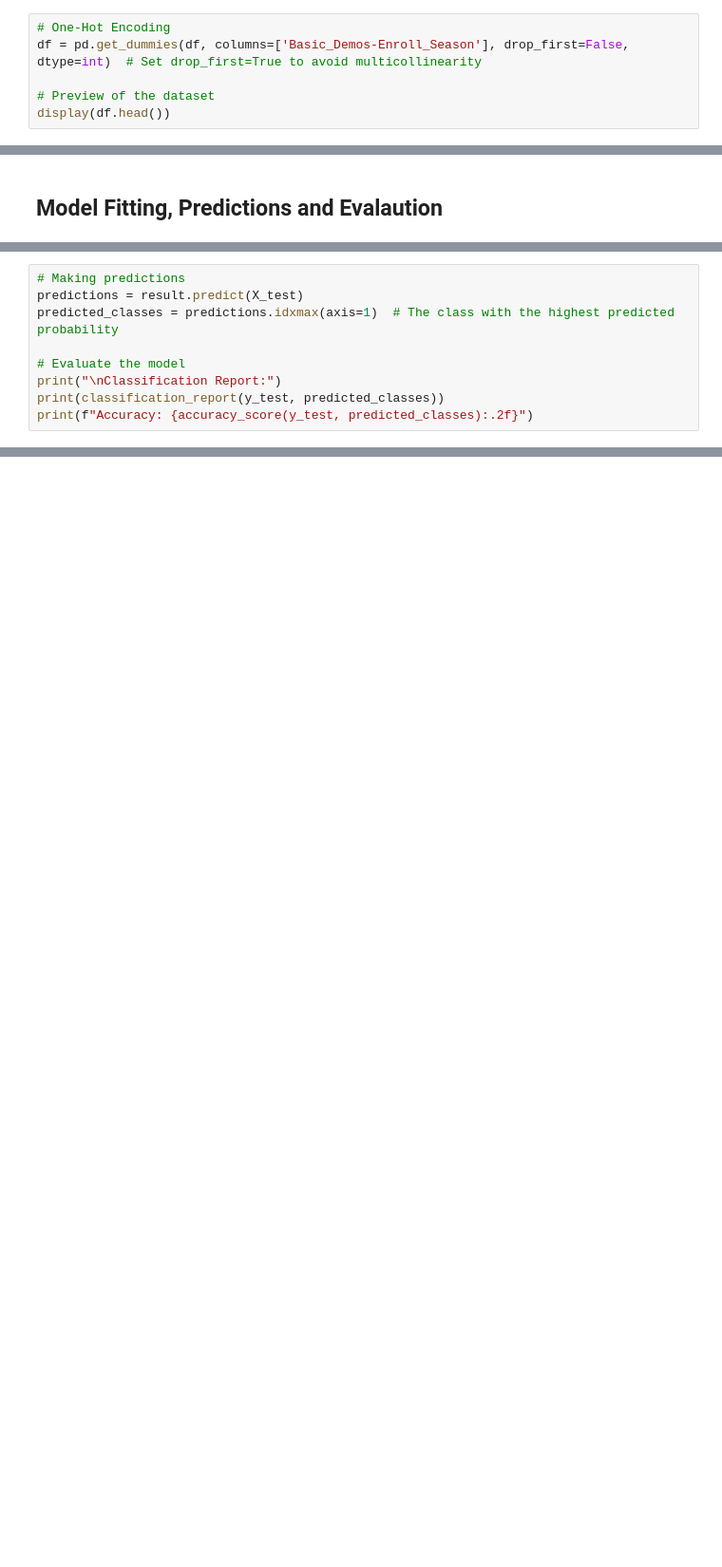
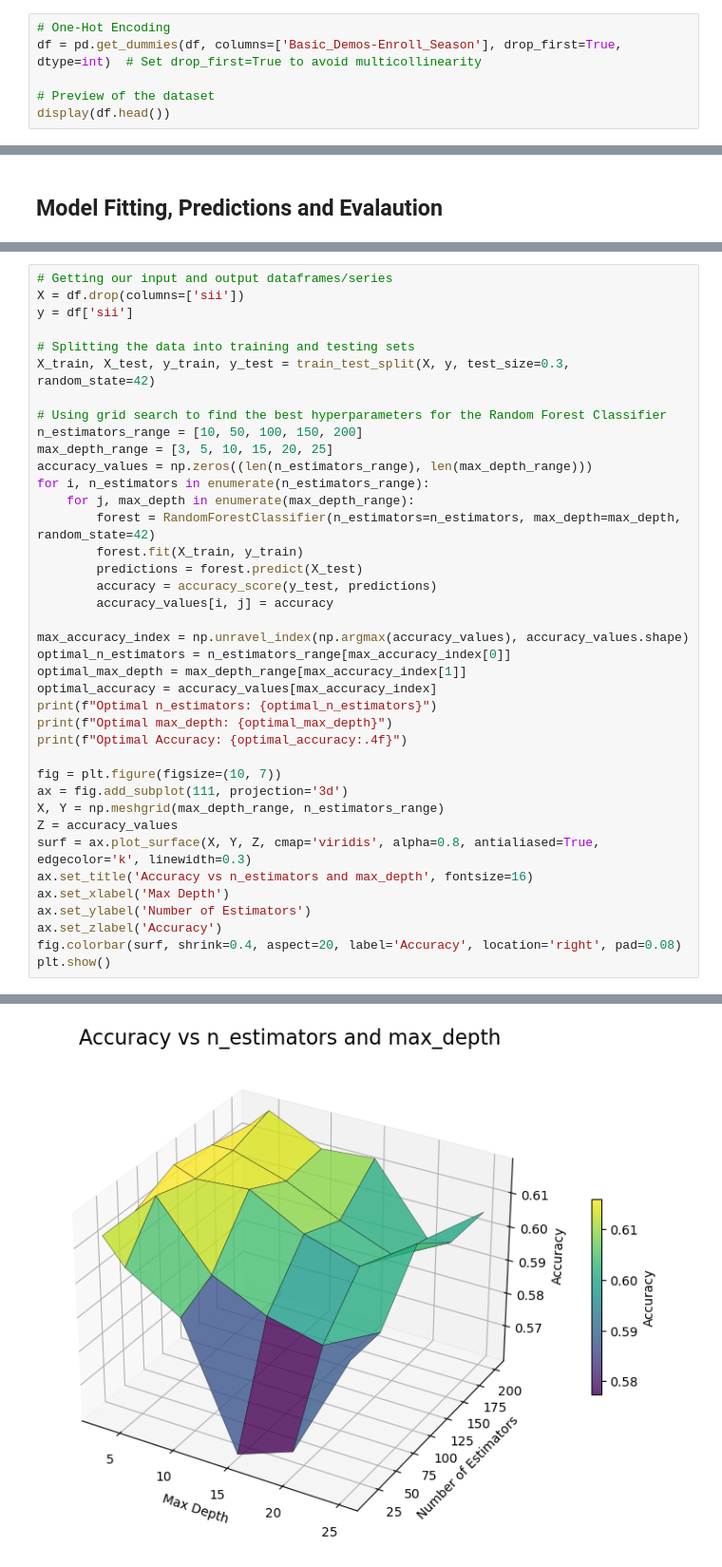
Before and after one commit to shayanalihassan/problematic-internet-use, a Jupyter notebook: PartD_ML.ipynb, the cells around one changed output, grey strips where cells are left out. Shown: that part at 95% size. Cells and saved outputs as stored; diff of their text form; blank space fills up the shorter version.

```diff
--- a/PartD_ML.ipynb
+++ b/PartD_ML.ipynb
@@ -144,7 +150,7 @@ We need to numerically represent the categorical seasonal feature before we can
 | winter   | 0      | 0      | 0      | 1      |
 # %%
 # One-Hot Encoding
-df = pd.get_dummies(df, columns=['Basic_Demos-Enroll_Season'], drop_first=False, dtype=int)  # Set drop_first=True to avoid multicollinearity
+df = pd.get_dummies(df, columns=['Basic_Demos-Enroll_Season'], drop_first=True, dtype=int)  # Set drop_first=True to avoid multicollinearity
 
 # Preview of the dataset
 display(df.head())
@@ -248,9 +210,0 @@ Time:                        06:13:23
-# %%
-# Making predictions
-predictions = result.predict(X_test)
-predicted_classes = predictions.idxmax(axis=1)  # The class with the highest predicted probability
-
-# Evaluate the model
-print("\nClassification Report:")
-print(classification_report(y_test, predicted_classes))
-print(f"Accuracy: {accuracy_score(y_test, predicted_classes):.2f}")
@@ -289,0 +211,40 @@ accuracy_score(y_test, y_pred)
+# %%
+# Getting our input and output dataframes/series
+X = df.drop(columns=['sii'])
+y = df['sii']
+
+# Splitting the data into training and testing sets
+X_train, X_test, y_train, y_test = train_test_split(X, y, test_size=0.3, random_state=42)
+
+# Using grid search to find the best hyperparameters for the Random Forest Classifier
+n_estimators_range = [10, 50, 100, 150, 200]
+max_depth_range = [3, 5, 10, 15, 20, 25]
+accuracy_values = np.zeros((len(n_estimators_range), len(max_depth_range)))
+for i, n_estimators in enumerate(n_estimators_range):
+    for j, max_depth in enumerate(max_depth_range):
+        forest = RandomForestClassifier(n_estimators=n_estimators, max_depth=max_depth, random_state=42)
+        forest.fit(X_train, y_train)
+        predictions = forest.predict(X_test)
+        accuracy = accuracy_score(y_test, predictions)
+        accuracy_values[i, j] = accuracy
+
+max_accuracy_index = np.unravel_index(np.argmax(accuracy_values), accuracy_values.shape)
+optimal_n_estimators = n_estimators_range[max_accuracy_index[0]]
+optimal_max_depth = max_depth_range[max_accuracy_index[1]]
+optimal_accuracy = accuracy_values[max_accuracy_index]
+print(f"Optimal n_estimators: {optimal_n_estimators}")
+print(f"Optimal max_depth: {optimal_max_depth}")
+print(f"Optimal Accuracy: {optimal_accuracy:.4f}")
+
+fig = plt.figure(figsize=(10, 7))
+ax = fig.add_subplot(111, projection='3d')
+X, Y = np.meshgrid(max_depth_range, n_estimators_range)
+Z = accuracy_values
+surf = ax.plot_surface(X, Y, Z, cmap='viridis', alpha=0.8, antialiased=True, edgecolor='k', linewidth=0.3)
+ax.set_title('Accuracy vs n_estimators and max_depth', fontsize=16)
+ax.set_xlabel('Max Depth')
+ax.set_ylabel('Number of Estimators')
+ax.set_zlabel('Accuracy')
+fig.colorbar(surf, shrink=0.4, aspect=20, label='Accuracy', location='right', pad=0.08)
+plt.show()
+# %% [output]
@@ -289,0 +254 @@ accuracy_score(y_test, y_pred)
+[figure, added]
```
Also changed, not shown: parts of 39 cells of this notebook.
